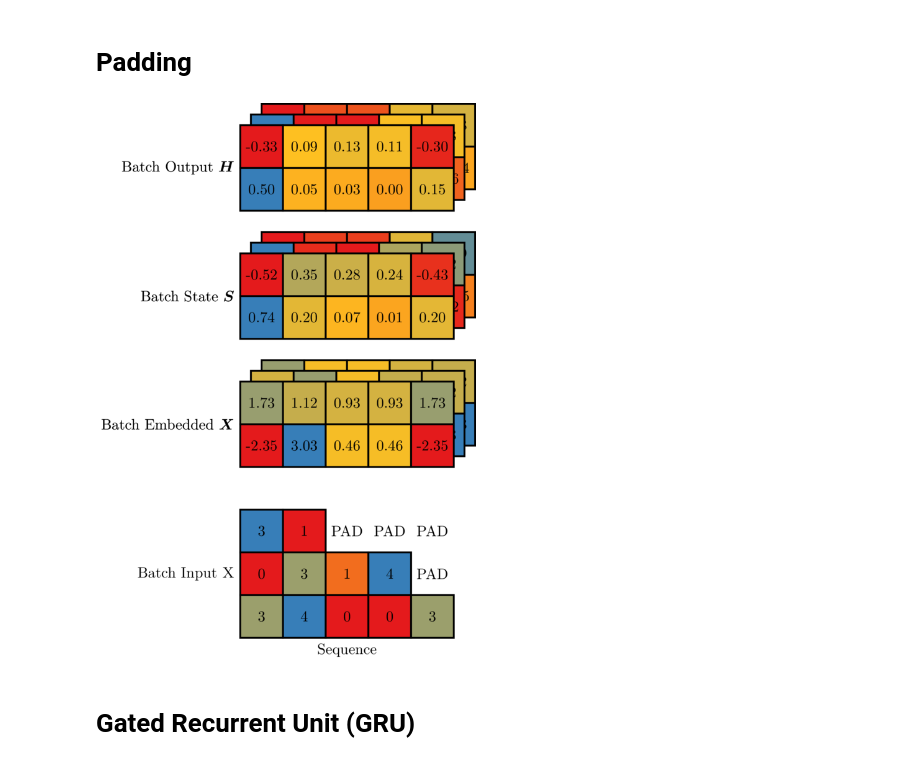
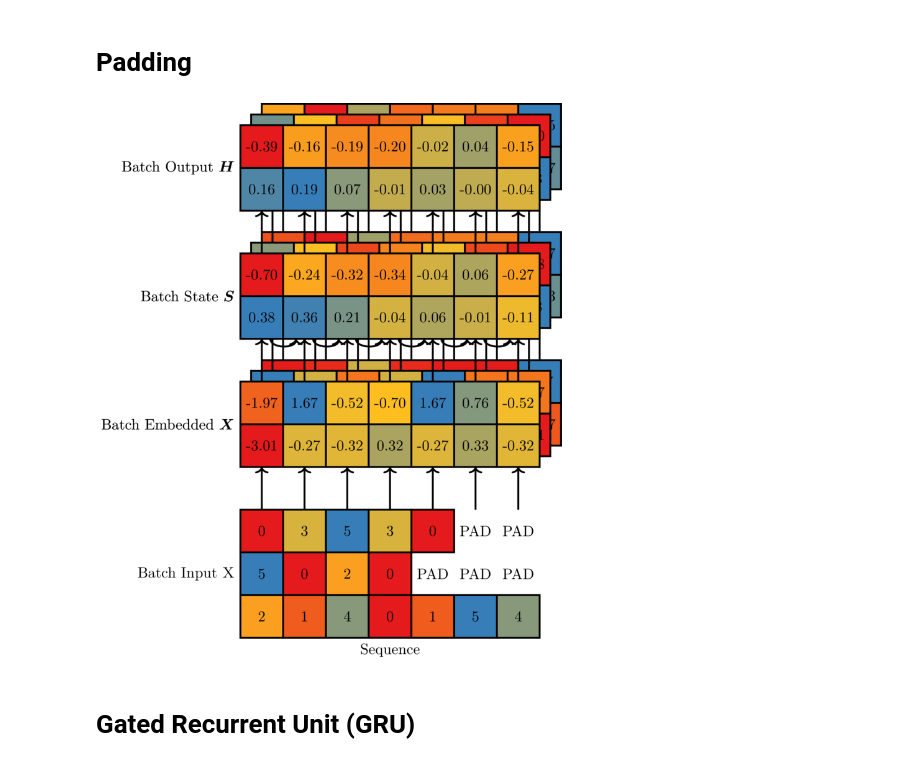
Before and after one commit to rockt/dl4nlp, a Jupyter notebook: sequences.ipynb, the cells around one changed output. Cells and saved outputs as stored; diff of their text form; code cells hidden in the pictures.

```diff
--- a/sequences.ipynb
+++ b/sequences.ipynb
@@ -171,7 +171,7 @@ tikz(r"""
 # %% [output]
 [figure]
 # %%
-batch_size, seq_length, k_in, k_out, vocab_size = (3, 5, 2, 2, 5)
+batch_size, seq_length, k_in, k_out, vocab_size = (3, 7, 2, 2, 6)
 emb = nn.Embedding(vocab_size, k_in)
 I = Variable(torch.from_numpy(np.random.randint(0, vocab_size, [batch_size, seq_length])))
 X = emb(I)
@@ -179,9 +179,9 @@ X = emb(I)
 W = nn.Linear(k_in+k_out, k_out)
 
 def rnn_cell(xt, st1):
-    # -- [batch_size x 2*k]
+    # -- [batch_size x k_in+k_out]
     zt = torch.cat([xt, st1], dim=1)
-    # -- [batch_size x k]
+    # -- [batch_size x k_out]
     ht = F.tanh(W(zt))
     st = ht
     return ht, st
@@ -528,33 +531,34 @@ def lstm_cell(xt, st1):
 # %%
 import random
 s0h = nn.init.normal(Parameter(torch.randn(batch_size, k_out)))
 s0c = nn.init.normal(Parameter(torch.randn(batch_size, k_out)))
 H, S = rnn(lstm_cell, X, (s0h, s0c))
 H = torch.stack(H, dim=1)
 S = torch.stack([s[1] for s in S], dim=1)
 fig = plot_matrix(I[0].unsqueeze(0)) + labels(I[0].unsqueeze(0), r"Sequence") + \
   shift(labels(I[0].unsqueeze(0), ylabel="Batch Input $\ls{X}$"), y=1)
 for i in range(1, I.size(0)):
     l = random.randint(seq_length-3, seq_length)
     fig += shift(plot_matrix(I[i][:l].unsqueeze(0)), y=i)
     if l < I[i].size(0):
         for j in range(l, I[i].size(0)):
             fig += r"\node[] at (%d, %d+0.5) {PAD};" % (j, i)
 for i in range(0, X.size(0)):
     j = X.size(0) - i - 1
-    fig += shift(plot_matrix(X[j].transpose(1, 0)), x=j*0.25, y=batch_size+1+j*0.25)
+    arrows = True if i == X.size(0)-1 else False
+    fig += shift(plot_matrix(X[j].transpose(1, 0), varrows=arrows), x=j*0.25, y=batch_size+1+j*0.25)
     fig += label(0, 5, ylabel="Batch Embedded $\mat{X}$")
 for i in range(0, S.size(0)):
     j = S.size(0) - i - 1
-    fig += shift(plot_matrix(S[j].transpose(1, 0)), x=j*0.25, y=batch_size+k_in+2+j*0.25)
+    fig += shift(plot_matrix(S[j].transpose(1, 0), varrows=True, harrows=True), x=j*0.25, y=batch_size+k_in+2+j*0.25)
     fig += label(0, 8, ylabel="Batch State $\mat{S}$")
 for i in range(0, H.size(0)):
     j = S.size(0) - i - 1
-    fig += shift(plot_matrix(H[j].transpose(1, 0)), x=j*0.25, y=batch_size+k_in+1+k_out+2+j*0.25)
+    fig += shift(plot_matrix(H[j].transpose(1, 0), varrows=True), x=j*0.25, y=batch_size+k_in+1+k_out+2+j*0.25)
     fig += label(0, 11, ylabel="Batch Output $\mat{H}$")
 tikz(fig, height=900)
 # %% [output]
-[figure, old version]
+[figure, new version]
 # %% [markdown]
 # Gated Recurrent Unit (GRU)
 # %% [markdown]
```
Also changed, not shown: parts of 4 cells of this notebook, 26 other files.
